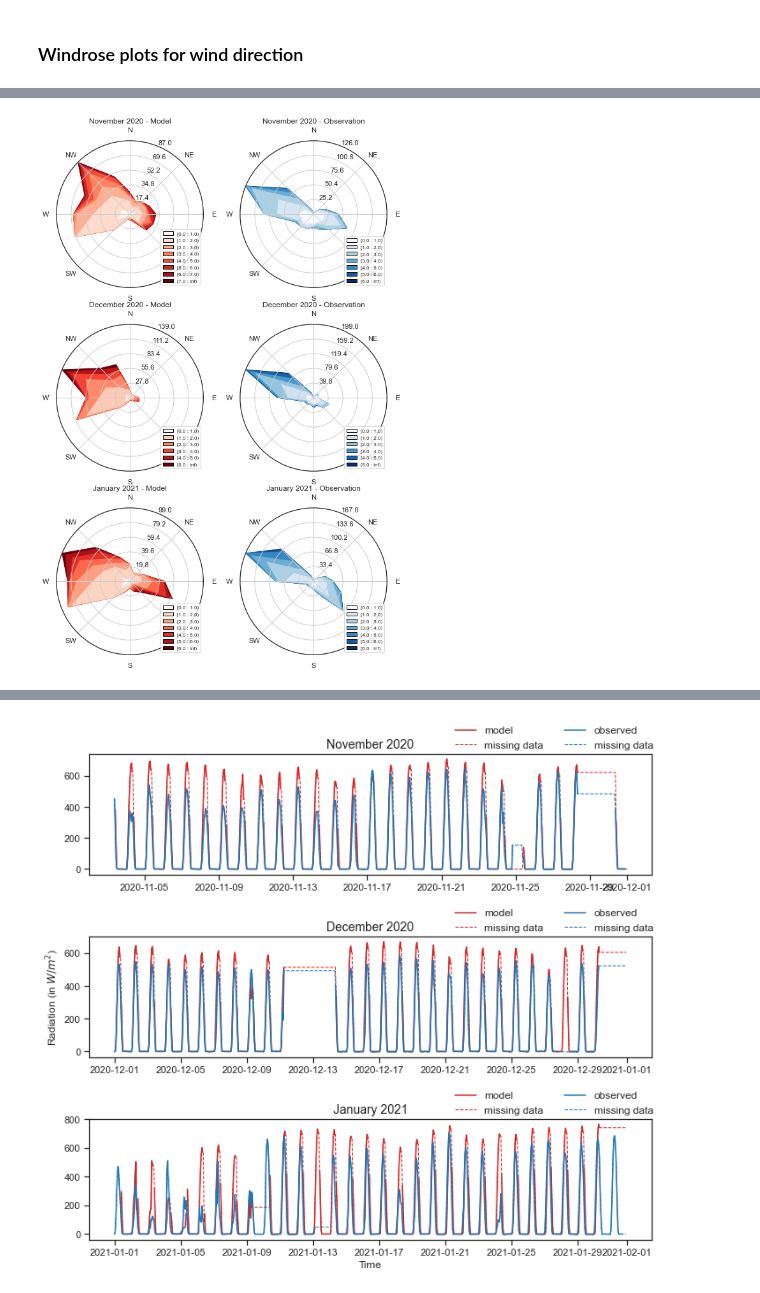
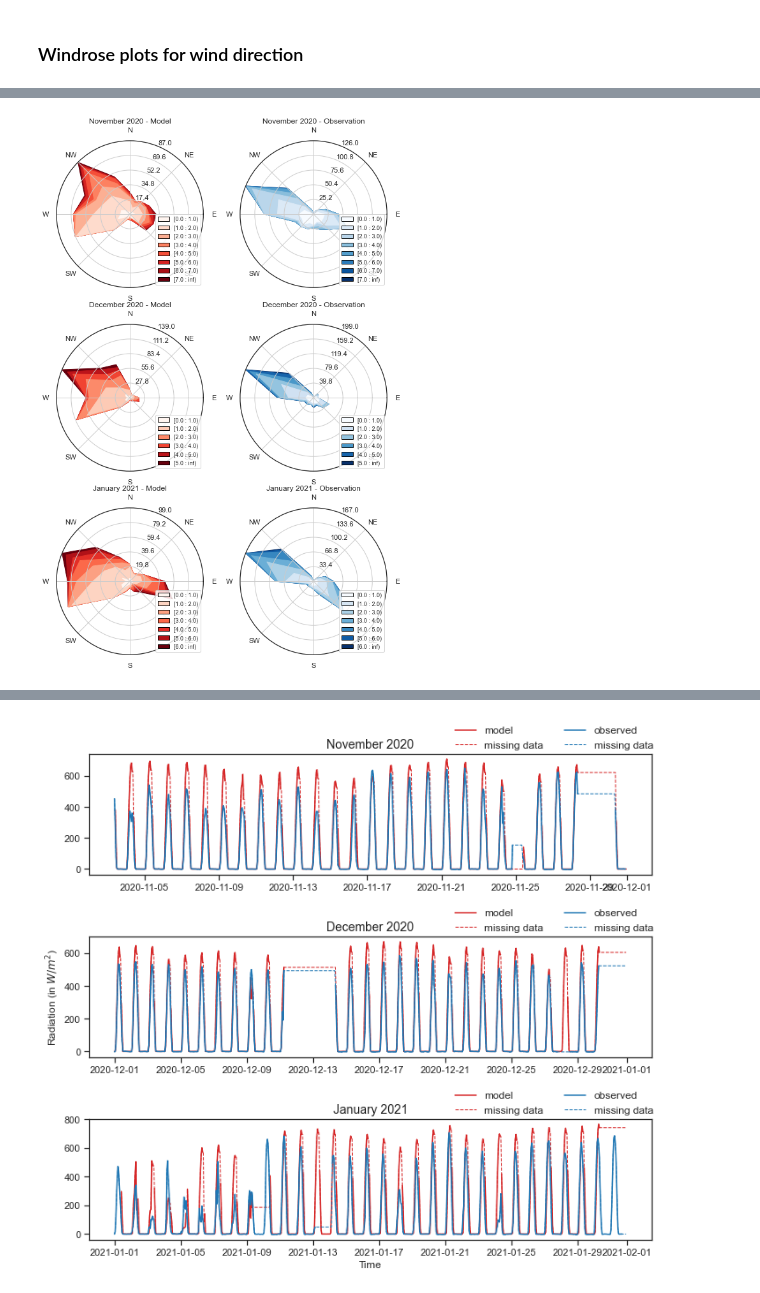
Before and after one commit to adisen99/srfp, a Jupyter notebook: delhi/met_data.ipynb, the cells around one changed output, grey strips where cells are left out. Drawn from its saved outputs; the diff is of its cells as text; code cells hidden in the pictures.

```diff
--- a/delhi/met_data.ipynb
+++ b/delhi/met_data.ipynb
@@ -442,17 +457,17 @@ wa1.contourf(dfnov.mod_wd, dfnov.mod_ws, bins=np.arange(0, 8, 1), cmap=cm.Reds)
 coordinates = ('E','NE','N','NW','W','SW','S','SE')
 wa1.set_xticklabels(coordinates)
 wa1.set_legend()
-plt.legend(loc = 'lower right', prop={'size': 8})
+plt.legend(loc = 'lower right', prop={'size': 9})
 wa1.set_title('November 2020 - Model', fontsize=12)
 
 rect2 = [1.0,1.5,0.4,0.4]
 wa2=WindroseAxes(fig, rect2)
 fig.add_axes(wa2)
-wa2.contourf(dfnov.obs_wd, dfnov.obs_ws, bins=np.arange(0, 7, 1), cmap=cm.Blues)
+wa2.contourf(dfnov.obs_wd, dfnov.obs_ws, bins=np.arange(0, 8, 1), cmap=cm.Blues)
 coordinates = ('E','NE','N','NW','W','SW','S','SE')
 wa2.set_xticklabels(coordinates)
 wa2.set_legend()
-plt.legend(loc = 'lower right', prop={'size': 8})
+plt.legend(loc = 'lower right', prop={'size': 9})
 wa2.set_title('November 2020 - Observation', fontsize=12)
 
 rect3=[0.5,1.0,0.4,0.4]
@@ -462,7 +477,7 @@ wa3.contourf(dfdec.mod_wd, dfdec.mod_ws, bins=np.arange(0, 6, 1), cmap=cm.Reds)
 coordinates = ('E','NE','N','NW','W','SW','S','SE')
 wa3.set_xticklabels(coordinates)
 wa3.set_legend()
-plt.legend(loc = 'lower right', prop={'size': 8})
+plt.legend(loc = 'lower right', prop={'size': 9})
 wa3.set_title('December 2020 - Model', fontsize=12)
 
 rect4 = [1.0,1.0,0.4,0.4]
@@ -470,34 +485,34 @@ wa4=WindroseAxes(fig, rect4)
 fig.add_axes(wa4)
 wa4.contourf(dfdec.obs_wd, dfdec.obs_ws, bins=np.arange(0, 6, 1), cmap=cm.Blues)
 coordinates = ('E','NE','N','NW','W','SW','S','SE')
 wa4.set_xticklabels(coordinates)
 wa4.set_legend()
-plt.legend(loc = 'lower right', prop={'size': 8})
+plt.legend(loc = 'lower right', prop={'size': 9})
 wa4.set_title('December 2020 - Observation', fontsize=12)
 
 rect5=[0.5,0.5,0.4,0.4]
 wa5=WindroseAxes(fig, rect5)
 fig.add_axes(wa5)
 wa5.contourf(dfjan.mod_wd, dfjan.mod_ws, bins=np.arange(0, 7, 1), cmap=cm.Reds)
 coordinates = ('E','NE','N','NW','W','SW','S','SE')
 wa5.set_xticklabels(coordinates)
 wa5.set_legend()
-plt.legend(loc = 'lower right', prop={'size': 8})
+plt.legend(loc = 'lower right', prop={'size': 9})
 wa5.set_title('January 2021 - Model', fontsize=12)
 
 rect6 = [1.0,0.5,0.4,0.4]
 wa6=WindroseAxes(fig, rect6)
 fig.add_axes(wa6)
 wa6.contourf(dfjan.obs_wd, dfjan.obs_ws, bins=np.arange(0, 7, 1), cmap=cm.Blues)
 coordinates = ('E','NE','N','NW','W','SW','S','SE')
 wa6.set_xticklabels(coordinates)
 wa6.set_legend()
-plt.legend(loc = 'lower right', prop={'size': 8})
+plt.legend(loc = 'lower right', prop={'size': 9})
 wa6.set_title('January 2021 - Observation', fontsize=12)
 
 # fig.suptitle('Wind Rose Delhi', fontsize=24, y=2.0)
 plt.savefig('./images/met_data/wind_rose.pdf', dpi=300)
 
 ##### Manualy save the image ##########
 # %% [output]
-[figure, old version]
+[figure, new version]
```
Also changed, not shown: parts of 14 cells of this notebook, 2 other files.
